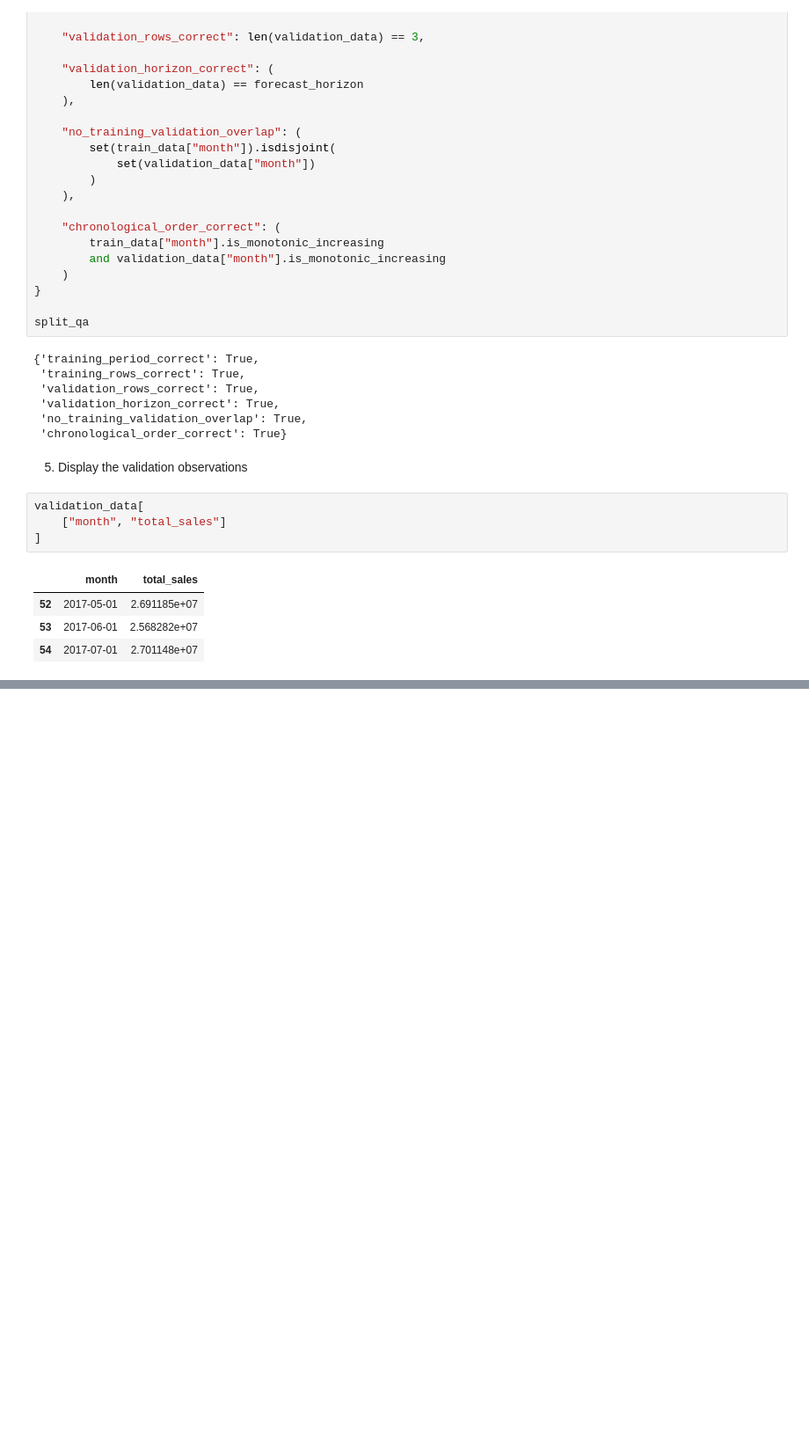
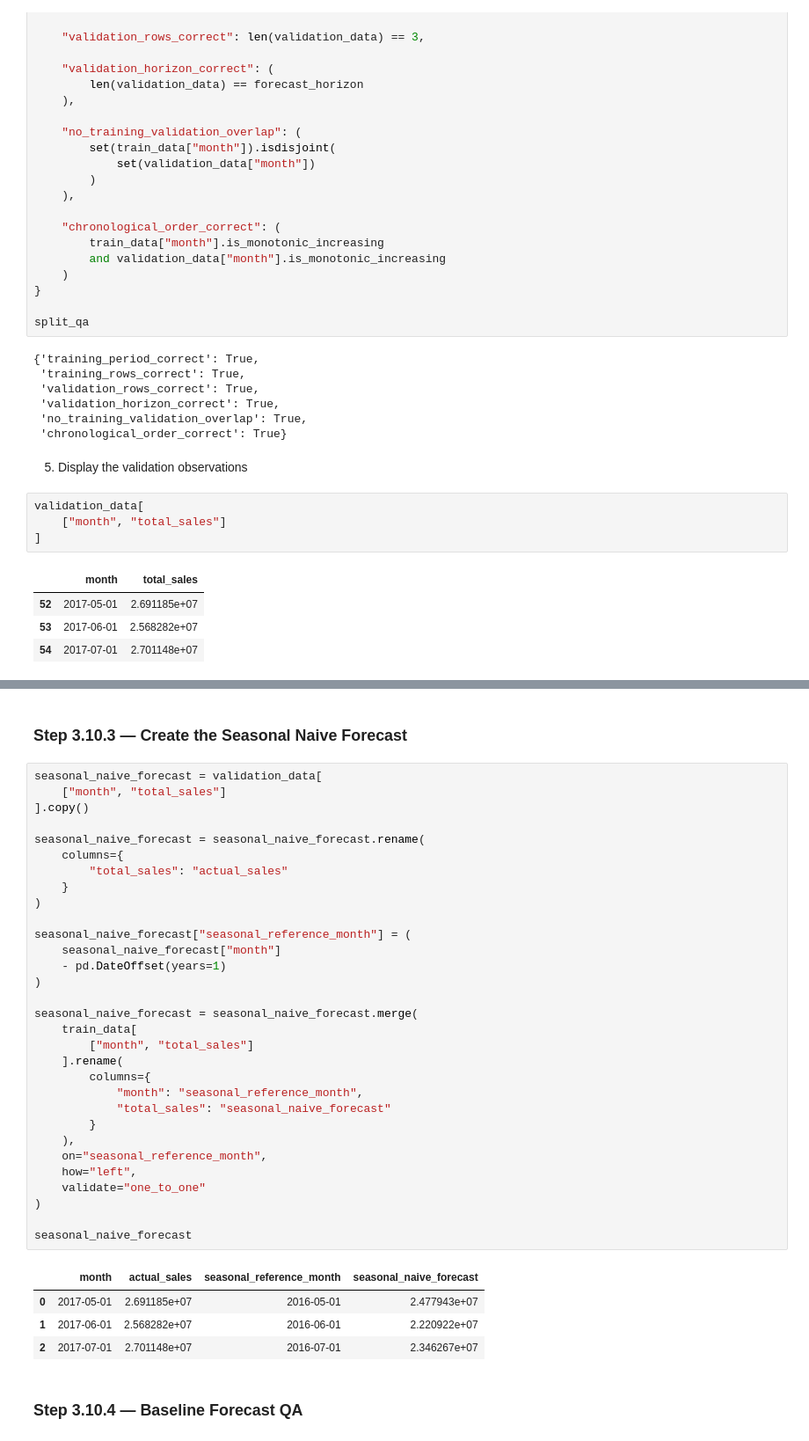
Before and after one commit to Abu-Hozaifa-Retail-Analyst/retail-sales-forecasting, a Jupyter notebook: notebooks/01_data_quality/02_initial_data_profiling.ipynb, the cells around one changed output, grey strips where cells are left out. Shown at 88% size. Saved outputs shown, nothing was run; the diff lists cells and outputs as text; blank space fills up the shorter version.

```diff
--- a/notebooks/01_data_quality/02_initial_data_profiling.ipynb
+++ b/notebooks/01_data_quality/02_initial_data_profiling.ipynb
@@ -8415,0 +8469,40 @@ validation_data[
+# %% [markdown]
+### Step 3.10.3 — Create the Seasonal Naive Forecast
+# %%
+seasonal_naive_forecast = validation_data[
+    ["month", "total_sales"]
+].copy()
+
+seasonal_naive_forecast = seasonal_naive_forecast.rename(
+    columns={
+        "total_sales": "actual_sales"
+    }
+)
+
+seasonal_naive_forecast["seasonal_reference_month"] = (
+    seasonal_naive_forecast["month"]
+    - pd.DateOffset(years=1)
+)
+
+seasonal_naive_forecast = seasonal_naive_forecast.merge(
+    train_data[
+        ["month", "total_sales"]
+    ].rename(
+        columns={
+            "month": "seasonal_reference_month",
+            "total_sales": "seasonal_naive_forecast"
+        }
+    ),
+    on="seasonal_reference_month",
+    how="left",
+    validate="one_to_one"
+)
+
+seasonal_naive_forecast
+# %% [output]
+|  | month | actual_sales | seasonal_reference_month | seasonal_naive_forecast |
+| 0 | 2017-05-01 | 2.691185e+07 | 2016-05-01 | 2.477943e+07 |
+| 1 | 2017-06-01 | 2.568282e+07 | 2016-06-01 | 2.220922e+07 |
+| 2 | 2017-07-01 | 2.701148e+07 | 2016-07-01 | 2.346267e+07 |
+# %% [markdown]
+### Step 3.10.4 — Baseline Forecast QA
```
Also changed, not shown: parts of 21 cells of this notebook, 1 other file.
